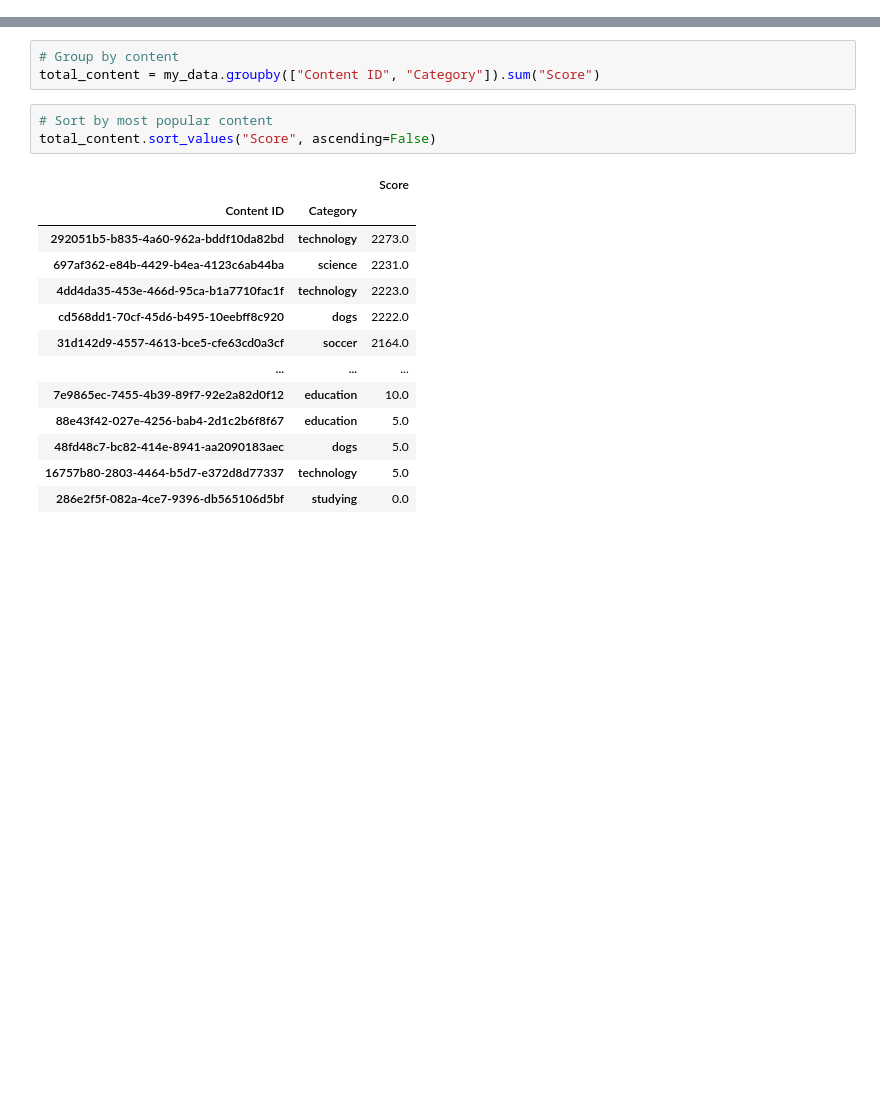
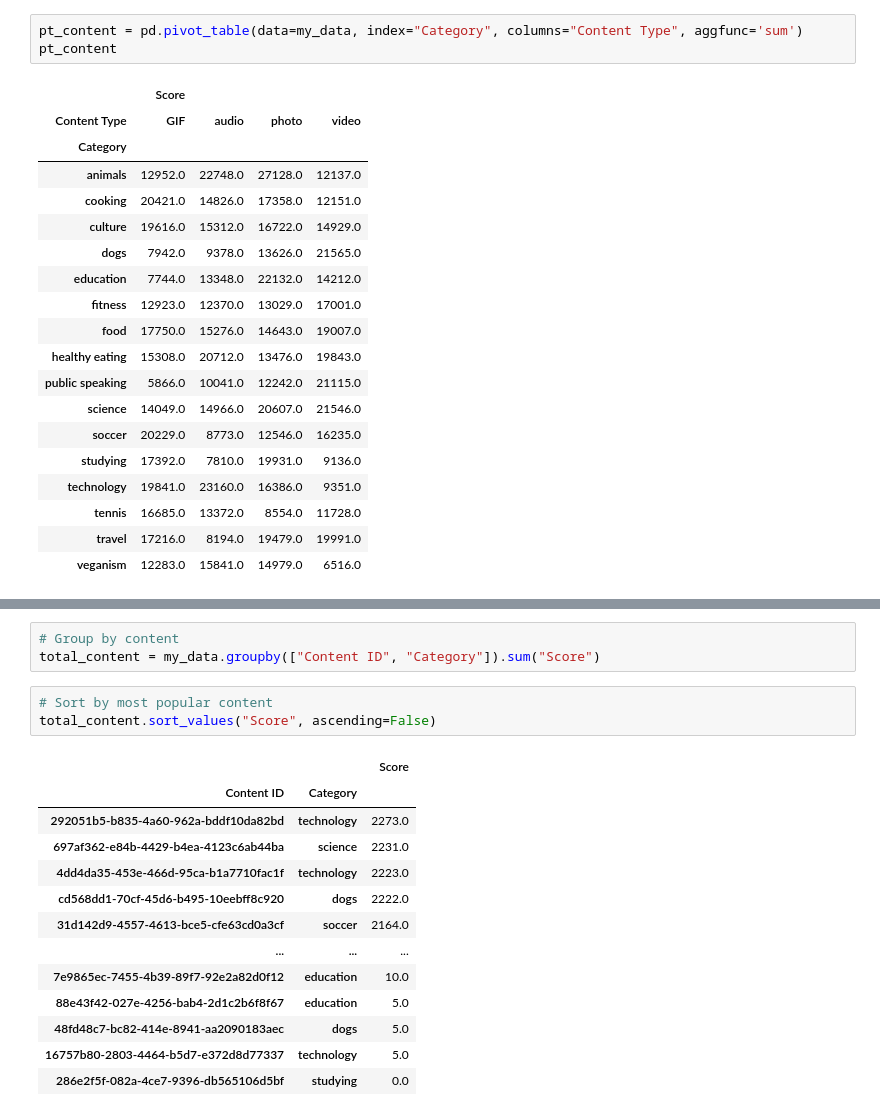
Before and after one commit to deborabastos/accenture_data_analytics, a Jupyter notebook: 2.accenture_data_analysis.ipynb, the cells around one changed output, grey strips where cells are left out. Saved outputs shown, nothing was run; the diff lists cells and outputs as text; blank space fills up the shorter version.

```diff
--- a/2.accenture_data_analysis.ipynb
+++ b/2.accenture_data_analysis.ipynb
@@ -43,0 +63,23 @@ total_categories_sort = total_categories.sort_values("Score", ascending=False)
+# %%
+pt_content = pd.pivot_table(data=my_data, index="Category", columns="Content Type", aggfunc='sum')
+pt_content
+# %% [output]
+|  | Score |  |  |  |
+| Content Type | GIF | audio | photo | video |
+| Category |  |  |  |  |
+| animals | 12952.0 | 22748.0 | 27128.0 | 12137.0 |
+| cooking | 20421.0 | 14826.0 | 17358.0 | 12151.0 |
+| culture | 19616.0 | 15312.0 | 16722.0 | 14929.0 |
+| dogs | 7942.0 | 9378.0 | 13626.0 | 21565.0 |
+| education | 7744.0 | 13348.0 | 22132.0 | 14212.0 |
+| fitness | 12923.0 | 12370.0 | 13029.0 | 17001.0 |
+| food | 17750.0 | 15276.0 | 14643.0 | 19007.0 |
+| healthy eating | 15308.0 | 20712.0 | 13476.0 | 19843.0 |
+| public speaking | 5866.0 | 10041.0 | 12242.0 | 21115.0 |
+| science | 14049.0 | 14966.0 | 20607.0 | 21546.0 |
+| soccer | 20229.0 | 8773.0 | 12546.0 | 16235.0 |
+| studying | 17392.0 | 7810.0 | 19931.0 | 9136.0 |
+| technology | 19841.0 | 23160.0 | 16386.0 | 9351.0 |
+| tennis | 16685.0 | 13372.0 | 8554.0 | 11728.0 |
+| travel | 17216.0 | 8194.0 | 19479.0 | 19991.0 |
+| veganism | 12283.0 | 15841.0 | 14979.0 | 6516.0 |
```
Also changed, not shown: parts of 20 cells of this notebook, 1 other file.
